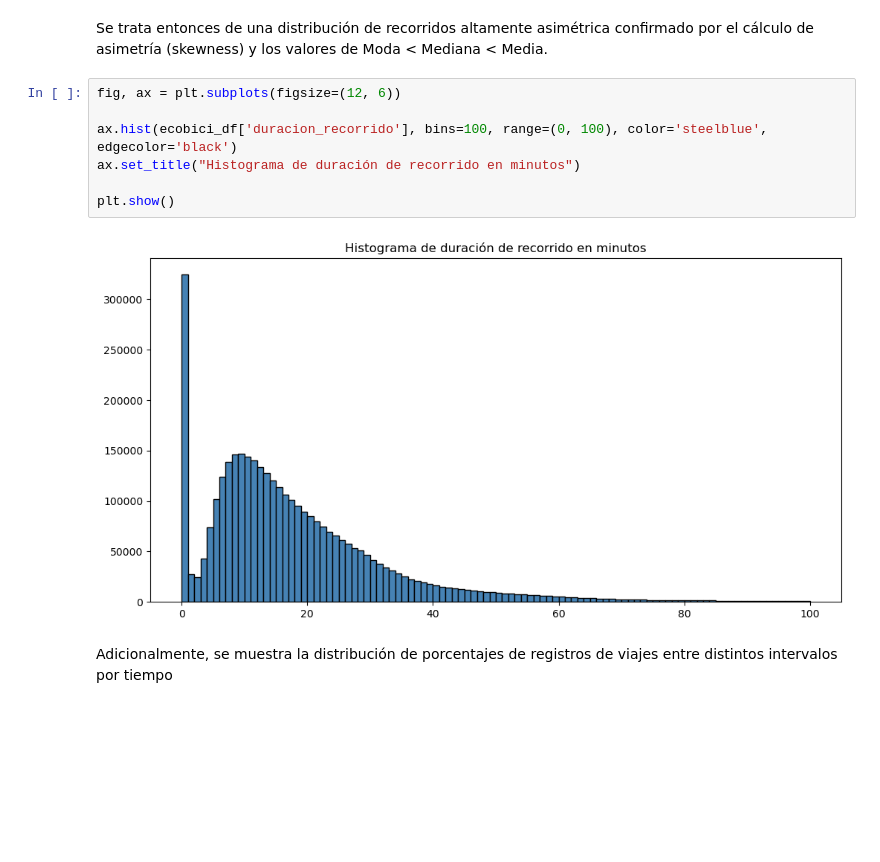
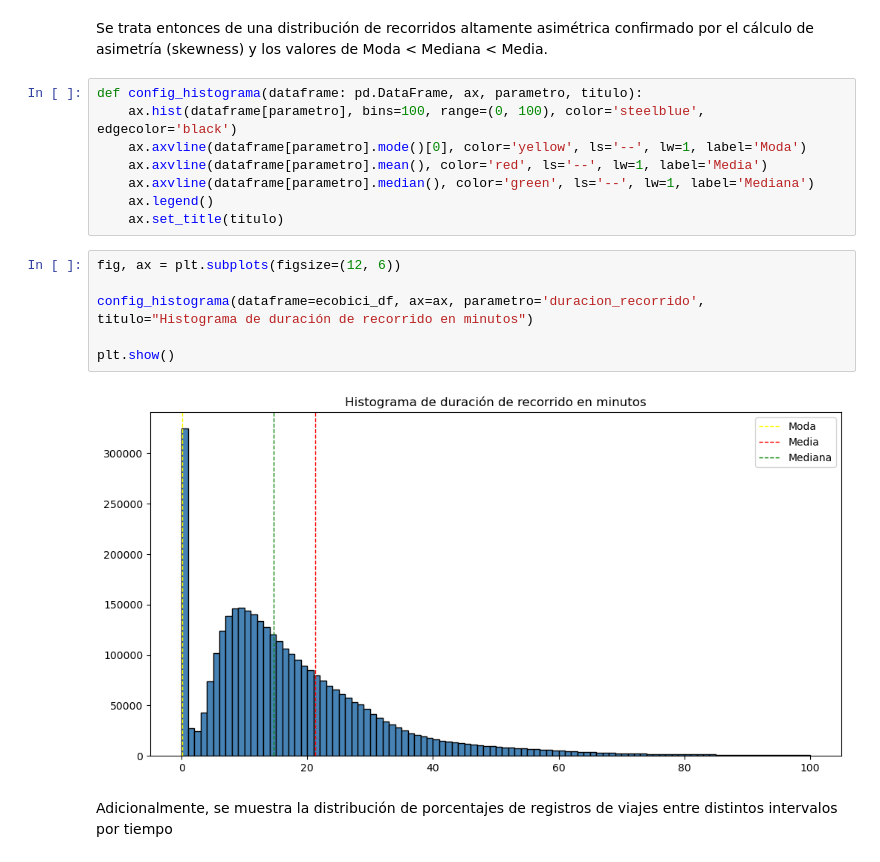
Before and after one commit to elianpinzas/add_tp_final, a Jupyter notebook: trabajo_final.ipynb, the cells around one changed output. Cells and saved outputs as stored; diff of their text form; blank space fills up the shorter version.

```diff
--- a/trabajo_final.ipynb
+++ b/trabajo_final.ipynb
@@ -213,14 +221,21 @@ Asímetría de la variable 'duracion_recorrido': 156.2195
 Curtosis de la variable 'duracion_recorrido': 30108.1573
 # %% [markdown]
 Se trata entonces de una distribución de recorridos altamente asimétrica confirmado por el cálculo de asimetría (skewness) y los valores de Moda < Mediana < Media.
+# %%
+def config_histograma(dataframe: pd.DataFrame, ax, parametro, titulo):
+    ax.hist(dataframe[parametro], bins=100, range=(0, 100), color='steelblue', edgecolor='black')
+    ax.axvline(dataframe[parametro].mode()[0], color='yellow', ls='--', lw=1, label='Moda')
+    ax.axvline(dataframe[parametro].mean(), color='red', ls='--', lw=1, label='Media')
+    ax.axvline(dataframe[parametro].median(), color='green', ls='--', lw=1, label='Mediana')
+    ax.legend()
+    ax.set_title(titulo)
 # %%
 fig, ax = plt.subplots(figsize=(12, 6))
 
-ax.hist(ecobici_df['duracion_recorrido'], bins=100, range=(0, 100), color='steelblue', edgecolor='black')
-ax.set_title("Histograma de duración de recorrido en minutos")
+config_histograma(dataframe=ecobici_df, ax=ax, parametro='duracion_recorrido', titulo="Histograma de duración de recorrido en minutos")
 
 plt.show()
 # %% [output]
-[figure, old version]
+[figure, new version]
 # %% [markdown]
 Adicionalmente, se muestra la distribución de porcentajes de registros de viajes entre distintos intervalos por tiempo
```
Also changed, not shown: parts of 21 cells of this notebook.
